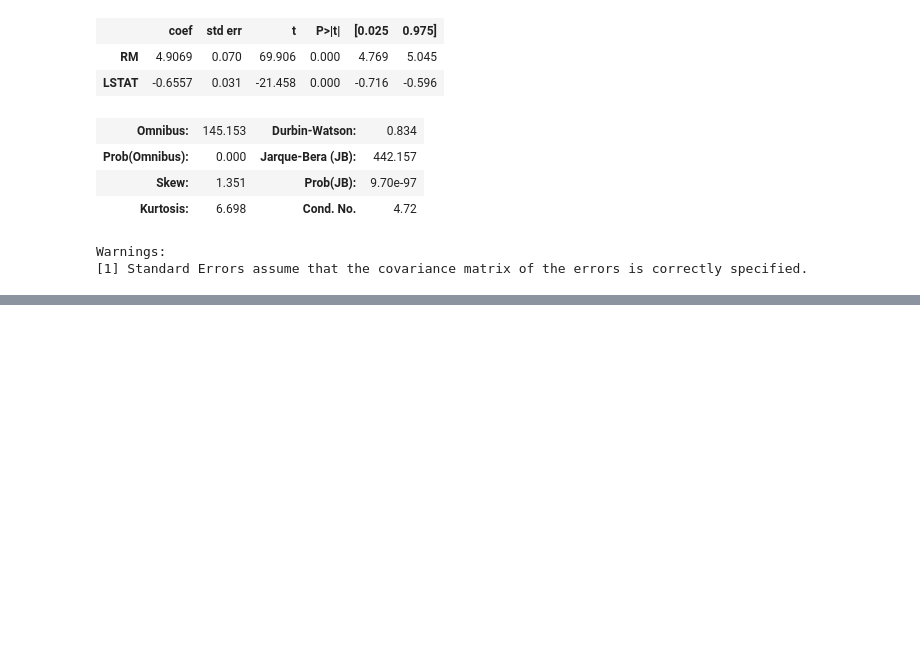
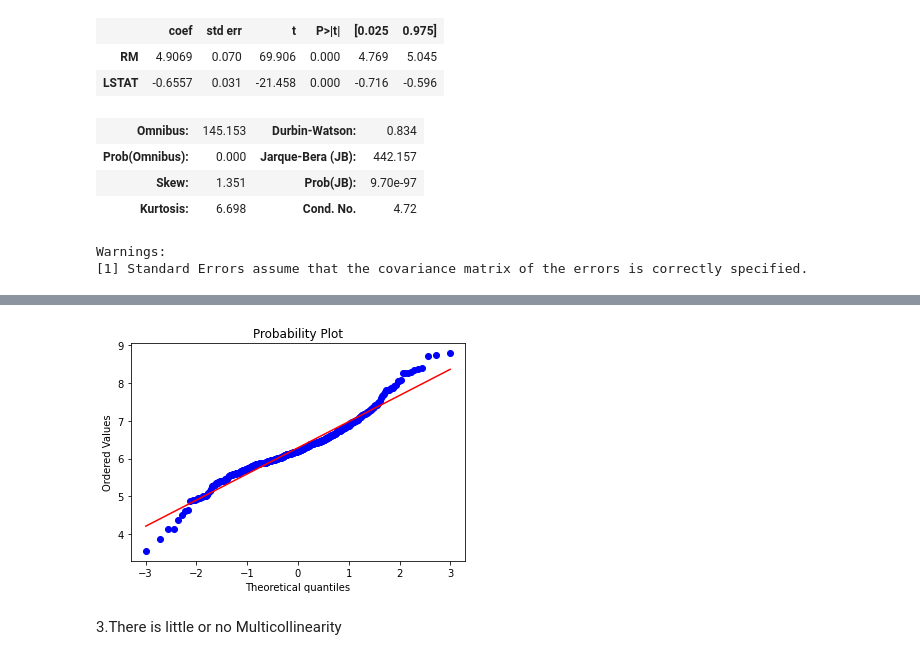
Before and after one commit to chandra-sekar-1983/RegressionAnalysis, a Jupyter notebook: RegressionUsingStatspackage.ipynb, the cells around one changed output, grey strips where cells are left out. Cells and saved outputs as stored; diff of their text form; code cells hidden in the pictures; blank space fills up the shorter version.

```diff
--- a/RegressionUsingStatspackage.ipynb
+++ b/RegressionUsingStatspackage.ipynb
@@ -129,0 +144,8 @@ Warnings:
+# %%
+import scipy.stats as stats
+stats.probplot(df["RM"], dist="norm", plot=plt)
+plt.show()
+# %% [output]
+[figure, added]
+# %% [markdown]
+3.There is little or no Multicollinearity
```
Also changed, not shown: parts of 39 cells of this notebook.
